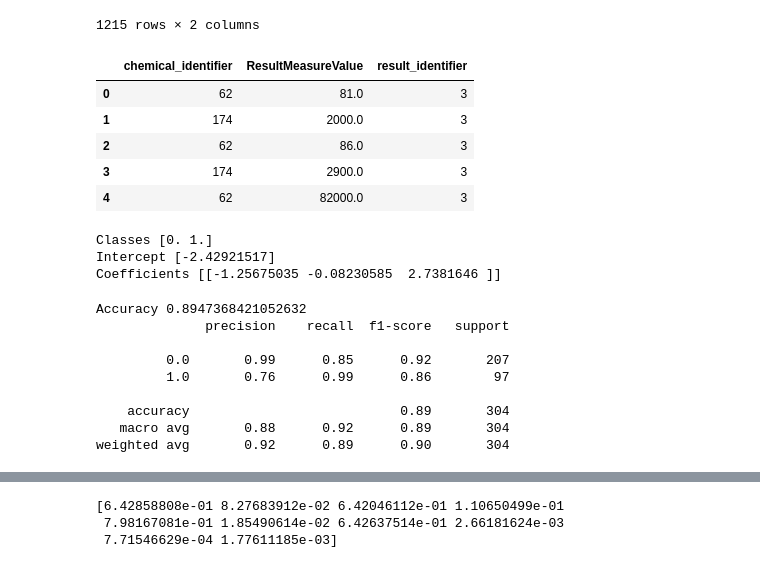
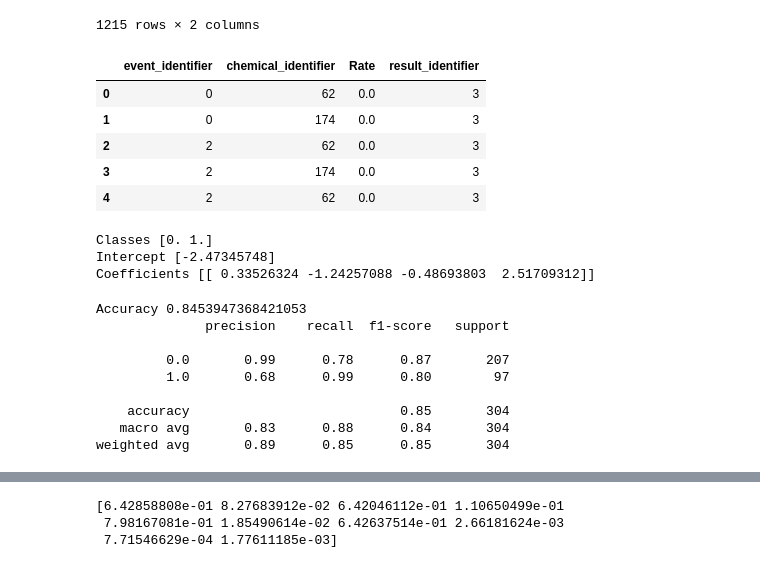
Before and after one commit to DataPlant/LogRegressionWaterMoco, a Jupyter notebook: project3_Logistic.ipynb, the cells around one changed output, grey strips where cells are left out. Saved outputs shown, nothing was run; the diff lists cells and outputs as text; code cells hidden in the pictures.

```diff
--- a/project3_Logistic.ipynb
+++ b/project3_Logistic.ipynb
@@ -193,3 +193,6 @@ dataset.loc[:, ['result_identifier', 'ResultDetectionConditionText']]
 dataset['result_identifier'].unique()
 # %% [output]
 array([3, 2, 0, 1])
+# %%
+dataset['event_identifier'] = LE.fit_transform(dataset['HydrologicEvent'])
+dataset.loc[:, ['event_identifier', 'HydrologicEvent']]
@@ -235,17 +252,17 @@ dataset.loc[:, ['CharacteristicName', 'chemical_identifier']]
 # %%
 # Determine Features and Target (outcome)
 # X = dataset.iloc[:,5:7]  using ResultMeasureValue and DetectionQuant
-X = dataset.loc[:, ['chemical_identifier', 'ResultMeasureValue', 'result_identifier']]
+X = dataset.loc[:, ['event_identifier', 'chemical_identifier', 'Rate', 'result_identifier']]
 #X = X.reshape(-1,1)
 y = dataset.outcome
 X.head()
 # %% [output]
-|  | chemical_identifier | ResultMeasureValue | result_identifier |
-| 0 | 62 | 81.0 | 3 |
-| 1 | 174 | 2000.0 | 3 |
-| 2 | 62 | 86.0 | 3 |
-| 3 | 174 | 2900.0 | 3 |
-| 4 | 62 | 82000.0 | 3 |
+|  | event_identifier | chemical_identifier | Rate | result_identifier |
+| 0 | 0 | 62 | 0.0 | 3 |
+| 1 | 0 | 174 | 0.0 | 3 |
+| 2 | 2 | 62 | 0.0 | 3 |
+| 3 | 2 | 174 | 0.0 | 3 |
+| 4 | 2 | 62 | 0.0 | 3 |
 # %%
 # Split the data into train and test, 25%
 X_train,X_test,y_train,y_test=train_test_split(X,y,test_size=0.25,random_state=0)
@@ -264,18 +281,18 @@ print('Intercept',LogReg.intercept_)
 print("Coefficients", LogReg.coef_ )
 # %% [output]
 Classes [0. 1.]
-Intercept [-2.42921517]
-Coefficients [[-1.25675035 -0.08230585  2.7381646 ]]
+Intercept [-2.47345748]
+Coefficients [[ 0.33526324 -1.24257088 -0.48693803  2.51709312]]
 # %%
 print("Accuracy", LogReg.score(X_test, y_test))
 print(classification_report(y_test, LogReg.predict(X_test)))
 # %% [output]
-Accuracy 0.8947368421052632
+Accuracy 0.8453947368421053
               precision    recall  f1-score   support
 
-         0.0       0.99      0.85      0.92       207
-         1.0       0.76      0.99      0.86        97
+         0.0       0.99      0.78      0.87       207
+         1.0       0.68      0.99      0.80        97
 
-    accuracy                           0.89       304
-   macro avg       0.88      0.92      0.89       304
-weighted avg       0.92      0.89      0.90       304
+    accuracy                           0.85       304
+   macro avg       0.83      0.88      0.84       304
+weighted avg       0.89      0.85      0.85       304
```
Also changed, not shown: parts of 4 cells of this notebook, 1 other file.
